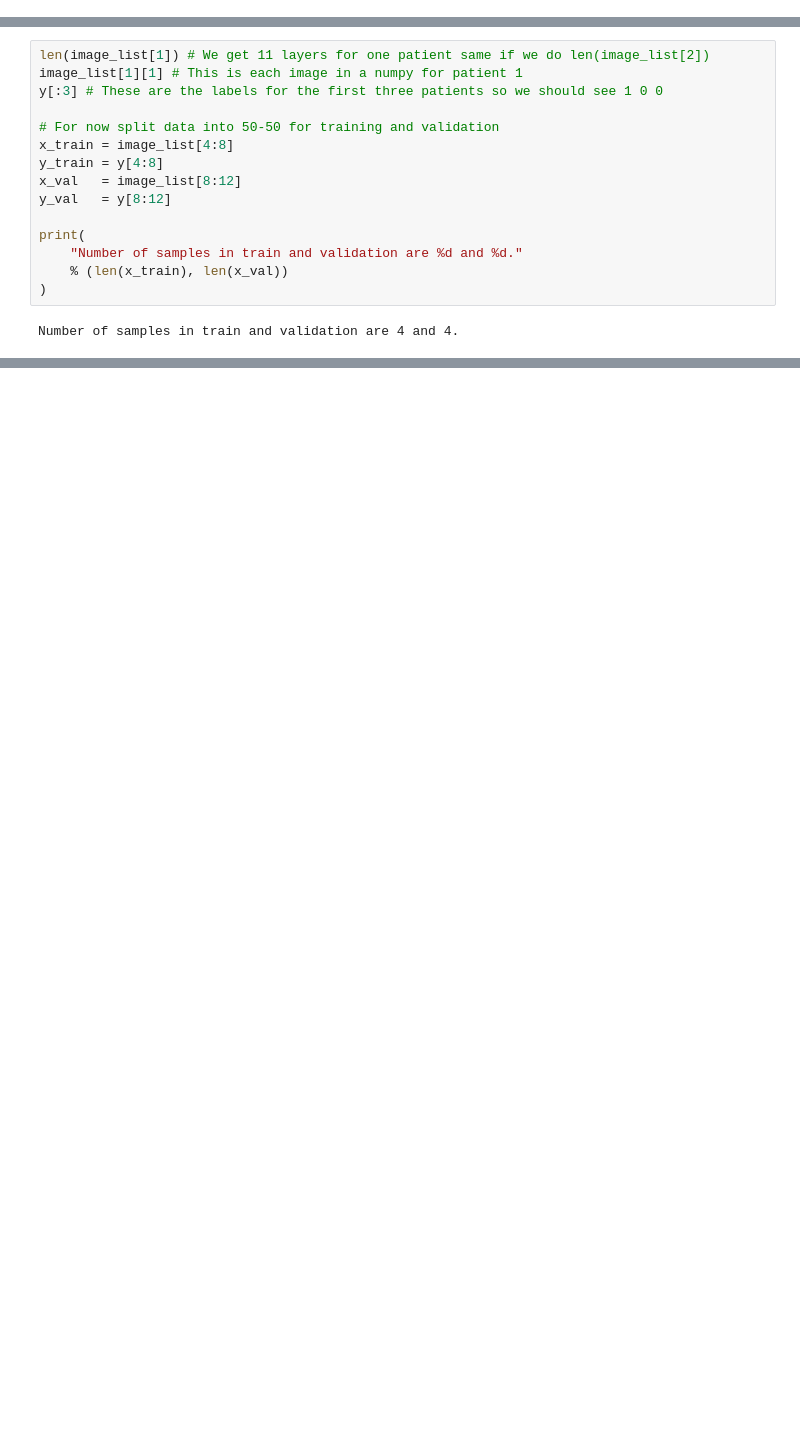
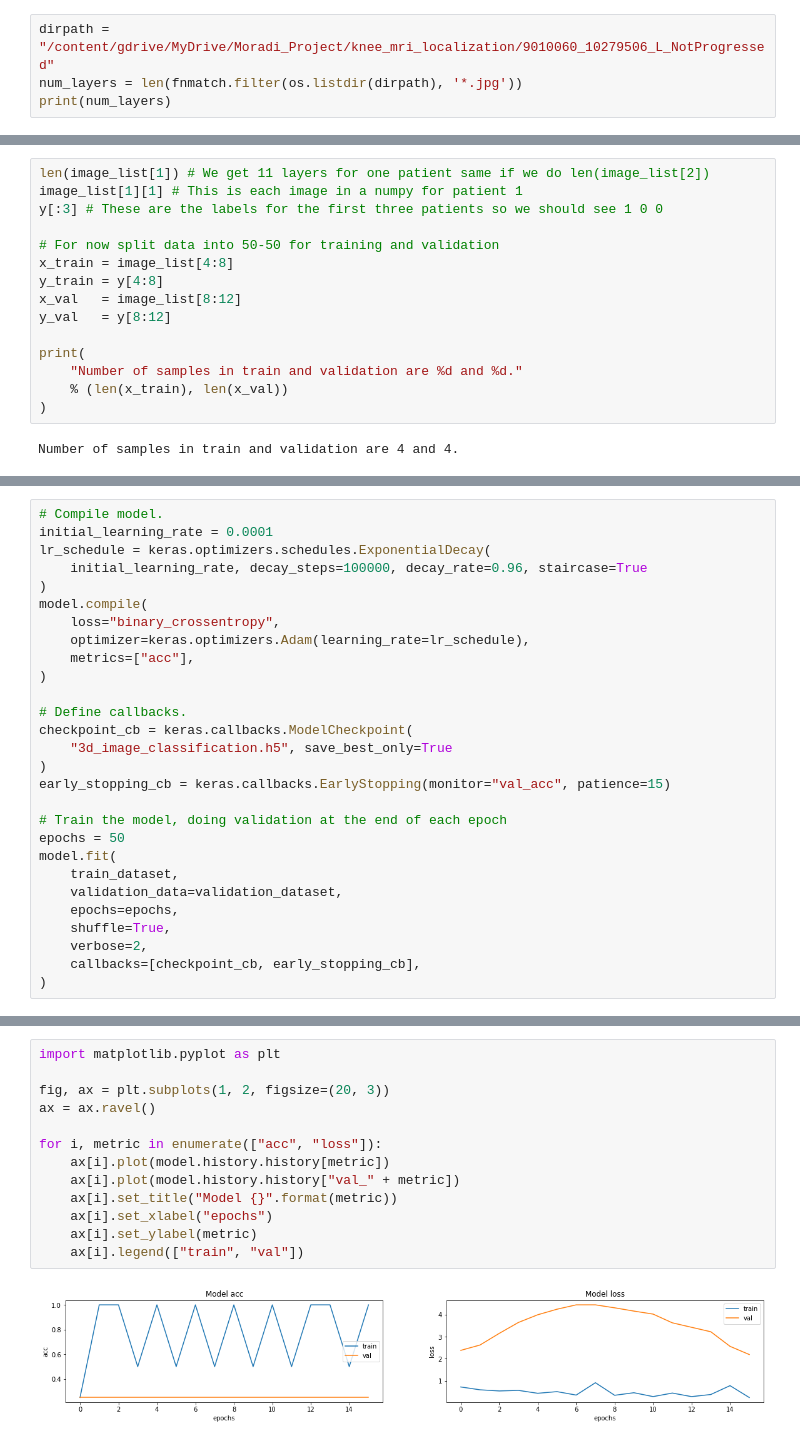
Before and after one commit to xdilab/OAI_pain_yolo, a Jupyter notebook: image_classifier.ipynb, the cells around one changed output, grey strips where cells are left out. Cells and saved outputs as stored; diff of their text form; blank space fills up the shorter version.

```diff
--- a/image_classifier.ipynb
+++ b/image_classifier.ipynb
@@ -4,0 +22,4 @@ pwd
+# %%
+dirpath = "/content/gdrive/MyDrive/Moradi_Project/knee_mri_localization/9010060_10279506_L_NotProgressed"
+num_layers = len(fnmatch.filter(os.listdir(dirpath), '*.jpg'))
+print(num_layers)
@@ -153,0 +206,28 @@ IndexError: index 384 is out of bounds for axis 0 with size 384
+# %%
+# Compile model.
+initial_learning_rate = 0.0001
+lr_schedule = keras.optimizers.schedules.ExponentialDecay(
+    initial_learning_rate, decay_steps=100000, decay_rate=0.96, staircase=True
+)
+model.compile(
+    loss="binary_crossentropy",
+    optimizer=keras.optimizers.Adam(learning_rate=lr_schedule),
+    metrics=["acc"],
+)
+
+# Define callbacks.
+checkpoint_cb = keras.callbacks.ModelCheckpoint(
+    "3d_image_classification.h5", save_best_only=True
+)
+early_stopping_cb = keras.callbacks.EarlyStopping(monitor="val_acc", patience=15)
+
+# Train the model, doing validation at the end of each epoch
+epochs = 50
+model.fit(
+    train_dataset,
+    validation_data=validation_dataset,
+    epochs=epochs,
+    shuffle=True,
+    verbose=2,
+    callbacks=[checkpoint_cb, early_stopping_cb],
+)
@@ -153,0 +253,15 @@ IndexError: index 384 is out of bounds for axis 0 with size 384
+# %%
+import matplotlib.pyplot as plt
+
+fig, ax = plt.subplots(1, 2, figsize=(20, 3))
+ax = ax.ravel()
+
+for i, metric in enumerate(["acc", "loss"]):
+    ax[i].plot(model.history.history[metric])
+    ax[i].plot(model.history.history["val_" + metric])
+    ax[i].set_title("Model {}".format(metric))
+    ax[i].set_xlabel("epochs")
+    ax[i].set_ylabel(metric)
+    ax[i].legend(["train", "val"])
+# %% [output]
+[figure, added]
```
Also changed, not shown: parts of 14 cells of this notebook.
